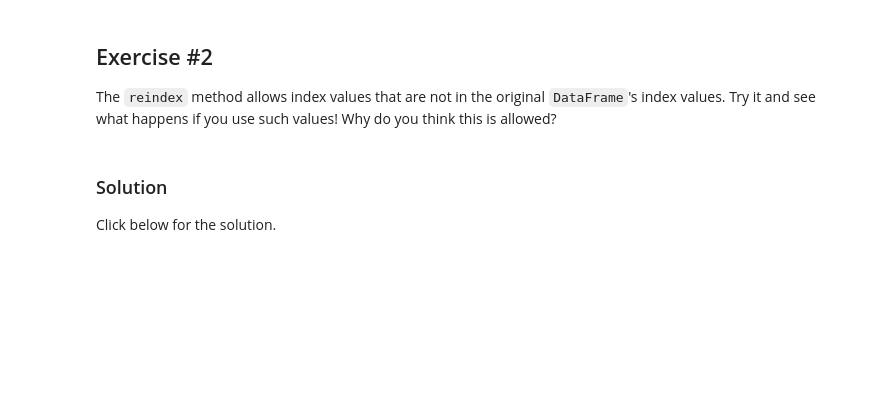
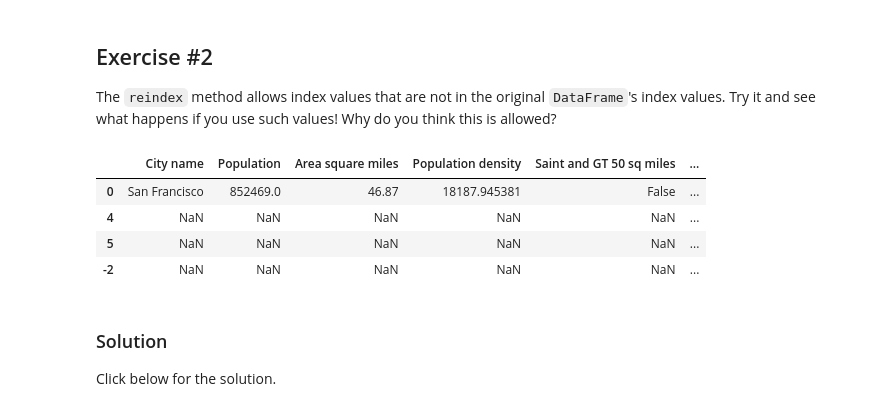
Before and after one commit to marcduby/MachineLearningPython, a Jupyter notebook: TensorFlow/GoogleCrashCourse/00intro/intro_to_pandas.ipynb, the cells around one changed output. Cells and saved outputs as stored; diff of their text form; code cells hidden in the pictures; blank space fills up the shorter version.

```diff
--- a/TensorFlow/GoogleCrashCourse/00intro/intro_to_pandas.ipynb
+++ b/TensorFlow/GoogleCrashCourse/00intro/intro_to_pandas.ipynb
@@ -225,6 +251,13 @@ For more information, see the [Index documentation](http://pandas.pydata.org/pan
 The `reindex` method allows index values that are not in the original `DataFrame`'s index values. Try it and see what happens if you use such values! Why do you think this is allowed?
 # %%
 # Your code here
+cities.reindex([0, 4, 5, -2])
+# %% [output]
+|  | City name | Population | Area square miles | Population density | Saint and GT 50 sq miles | ... |
+| 0 | San Francisco | 852469.0 | 46.87 | 18187.945381 | False | ... |
+| 4 | NaN | NaN | NaN | NaN | NaN | ... |
+| 5 | NaN | NaN | NaN | NaN | NaN | ... |
+| -2 | NaN | NaN | NaN | NaN | NaN | ... |
 # %% [markdown]
 ### Solution
 
```
Also changed, not shown: parts of 7 cells of this notebook.
